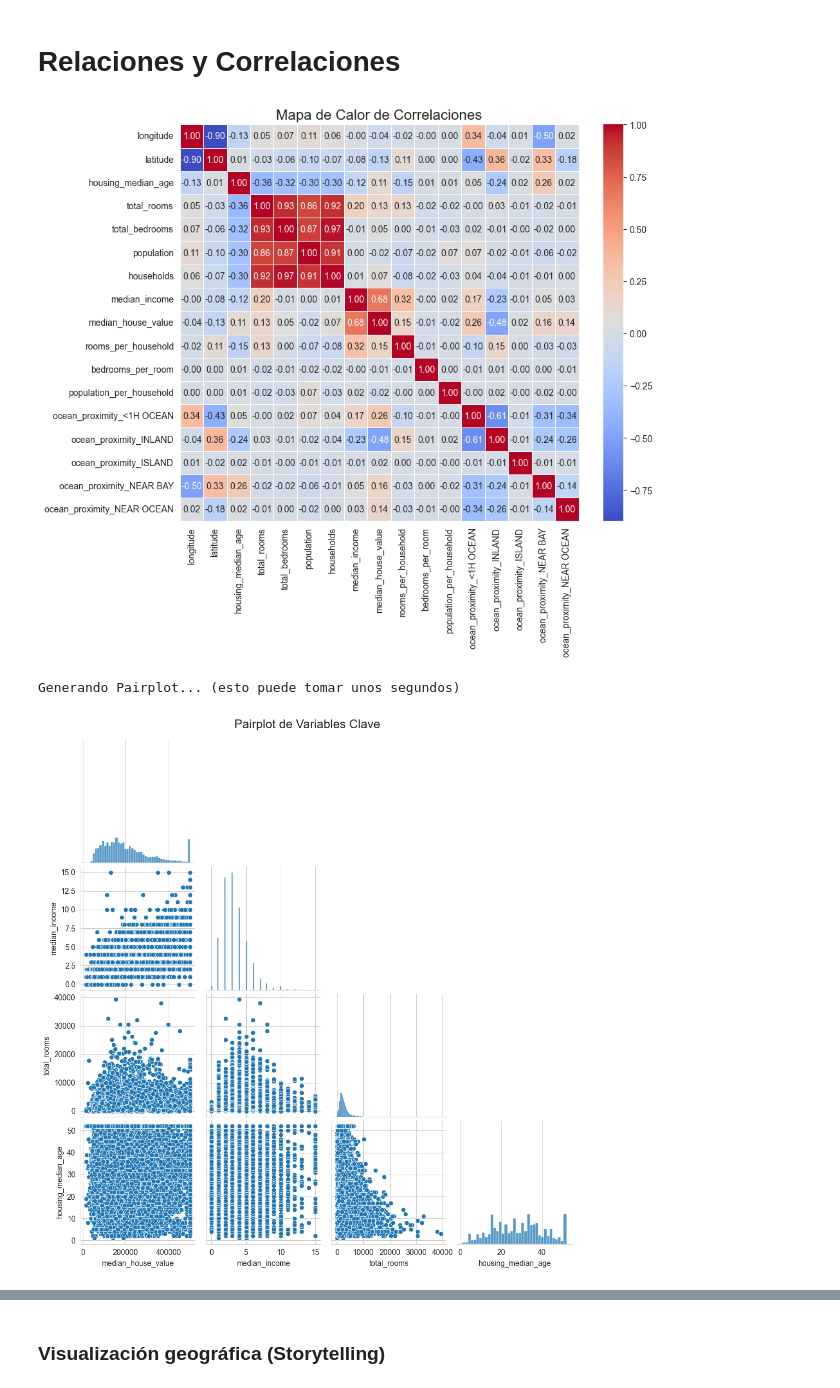
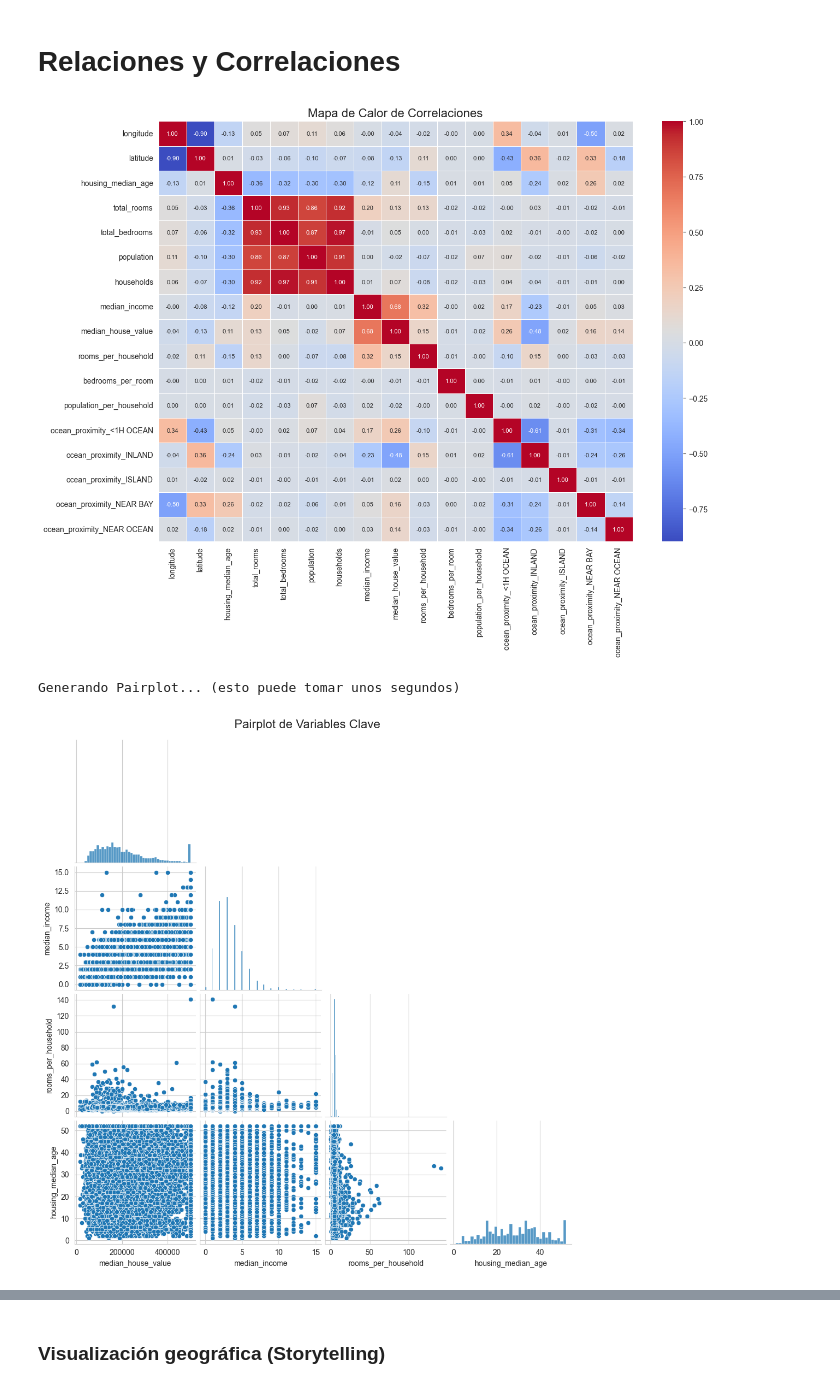
Before and after one commit to NicolasFleitas/the-hatch-01-california-housing, a Jupyter notebook: analisis_mercado_inmobiliario_california.ipynb, the cells around one changed output, grey strips where cells are left out. Saved outputs shown, nothing was run; the diff lists cells and outputs as text; code cells hidden in the pictures.

Commit message:
refactor: expandir mapa de correlacion y pairplot integrando nuevas variables de ingenieria

```diff
--- a/analisis_mercado_inmobiliario_california.ipynb
+++ b/analisis_mercado_inmobiliario_california.ipynb
@@ -211,30 +211,30 @@ One-Hot Encoding aplicado. Columnas actuales relacionadas al océano
 # %%
 # 1. PREPARACIÓN PARA EL HEATMAP
 # Primero, seleccionamos solo las columnas numéricas (la correlación no funciona con textos)
 columnas_numericas = df_california.select_dtypes(include=[np.number])
 
 # Calculamos la matriz de correlación
 matriz_correlacion = columnas_numericas.corr()
 
 # 2. DIBUJAR EL HEATMAP
-plt.figure(figsize=(10,8))
-# annot=True pone los números dentro de los cuadritos, cmap es la paleta de colores
-sns.heatmap(matriz_correlacion, annot=True, cmap='coolwarm', fmt='.2f', linewidths=0.5)
+plt.figure(figsize=(14, 10))
+# annot=True pone los números dentro de los cuadritos
+sns.heatmap(matriz_correlacion, annot=True, cmap='coolwarm', fmt='.2f', linewidths=0.5, annot_kws={"size": 8})
 plt.title('Mapa de Calor de Correlaciones', fontsize=16)
 plt.show()
 
 # 3. DIBUJAR EL PAIRPLOT (Matriz de dispersión)
 # Seleccionamos solo las variables que más nos interesan para no sobrecargar el gráfico
-variables_clave = ['median_house_value', 'median_income', 'total_rooms', 'housing_median_age']
+variables_clave = ['median_house_value', 'median_income', 'rooms_per_household', 'housing_median_age']
 
 print("\nGenerando Pairplot... (esto puede tomar unos segundos)")
 sns.pairplot(df_california[variables_clave], height=2.5, corner=True)
 plt.suptitle('Pairplot de Variables Clave', y=1.02, fontsize=16)
 plt.show()
 # %% [output]
-[figure, old version]
+[figure, new version]
 Generando Pairplot... (esto puede tomar unos segundos)
-[figure, old version]
+[figure, new version]
 # %% [markdown]
 ### Conclusiones del Análisis de Correlación
 
```
Also changed, not shown: parts of 1 cell of this notebook.
